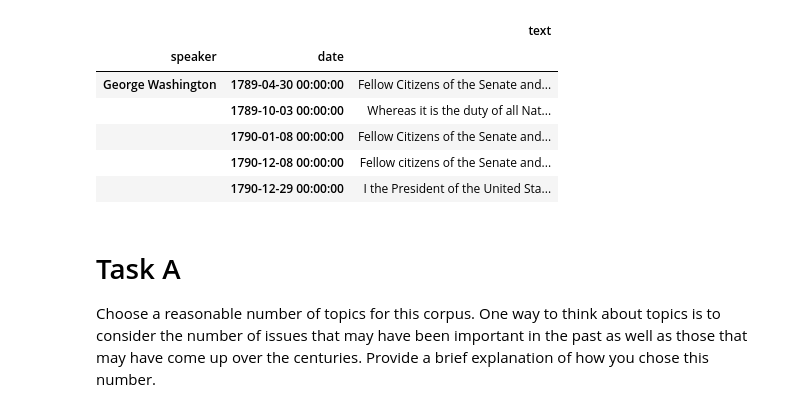
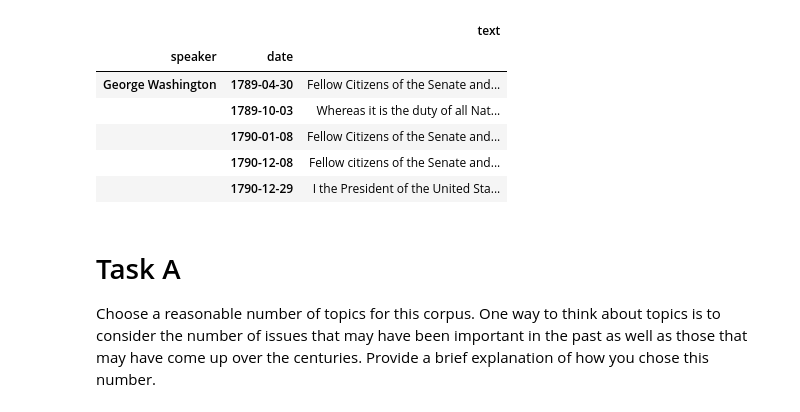
Before and after one commit to JakeTheWise/socialitics, a Jupyter notebook: proj2/jake.ipynb, the cells around one changed output. Drawn from its saved outputs; the diff is of its cells as text; code cells hidden in the pictures.

```diff
--- a/proj2/jake.ipynb
+++ b/proj2/jake.ipynb
@@ -1,21 +1,21 @@
 # %%
 import glob, pandas as pd
 data = [{
   'date': pd.to_datetime(filename.split(' ')[0].lstrip('speeches/').lstrip("\\")),
   'speaker': filename.rstrip('.txt').split(' ', 1)[1],
-  'text': open(filename, 'r').readline().decode('cp1252')
+  'text': open(filename, 'r').readline()
 } for filename in glob.glob('speeches/*.txt')]
 speeches = pd.DataFrame(data)
 speeches = speeches.set_index(['speaker', 'date'])
 speeches.head()
 # %% [output]
 |  |  | text |
 | speaker | date |  |
-| George Washington | 1789-04-30 00:00:00 | Fellow Citizens of the Senate and... |
-|  | 1789-10-03 00:00:00 | Whereas it is the duty of all Nat... |
-|  | 1790-01-08 00:00:00 | Fellow Citizens of the Senate and... |
-|  | 1790-12-08 00:00:00 | Fellow citizens of the Senate and... |
-|  | 1790-12-29 00:00:00 | I the President of the United Sta... |
+| George Washington | 1789-04-30 | Fellow Citizens of the Senate and... |
+|  | 1789-10-03 | Whereas it is the duty of all Nat... |
+|  | 1790-01-08 | Fellow Citizens of the Senate and... |
+|  | 1790-12-08 | Fellow citizens of the Senate and... |
+|  | 1790-12-29 | I the President of the United Sta... |
 # %% [markdown]
 # Task A
 Choose a reasonable number of topics for this corpus. One way to think about topics is to consider the number of issues that may have been important in the past as well as those that may have come up over the centuries. Provide a brief explanation of how you chose this number.
```
Also changed, not shown: parts of 3 cells of this notebook.
